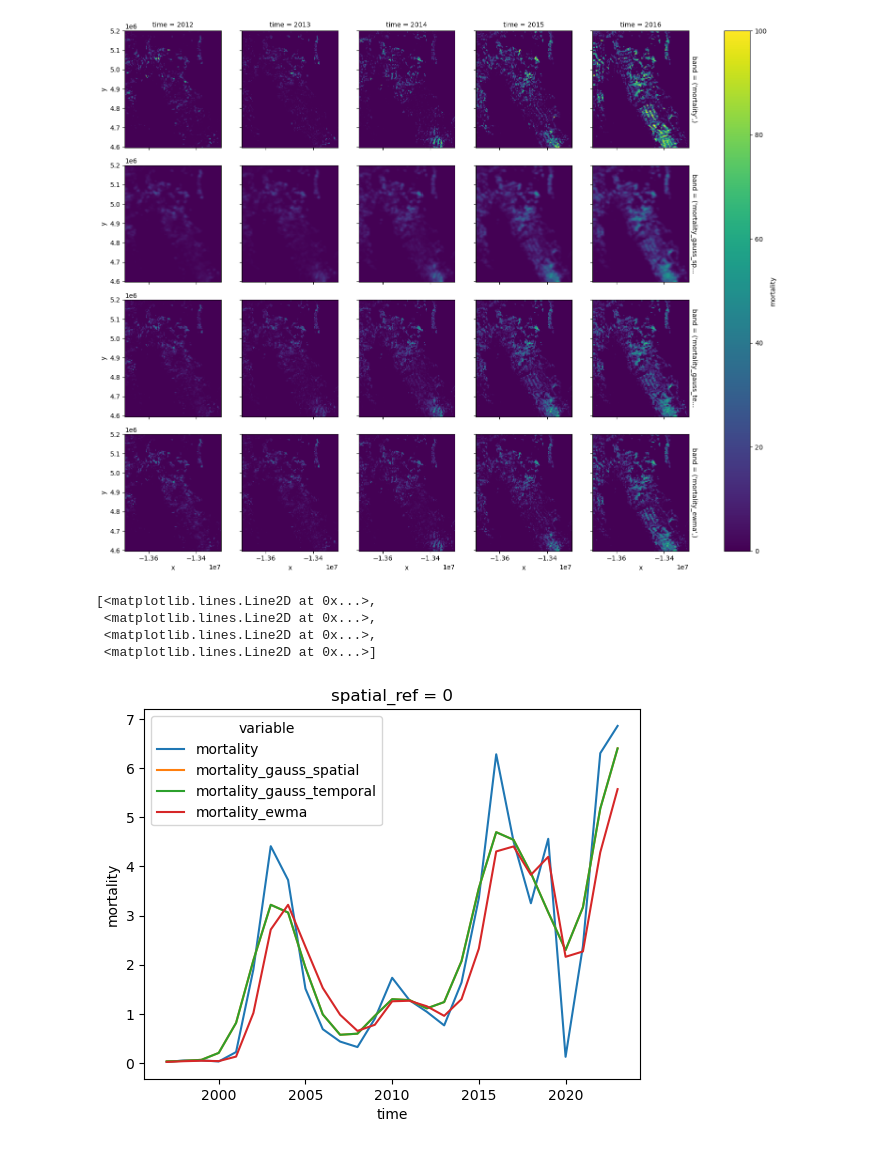
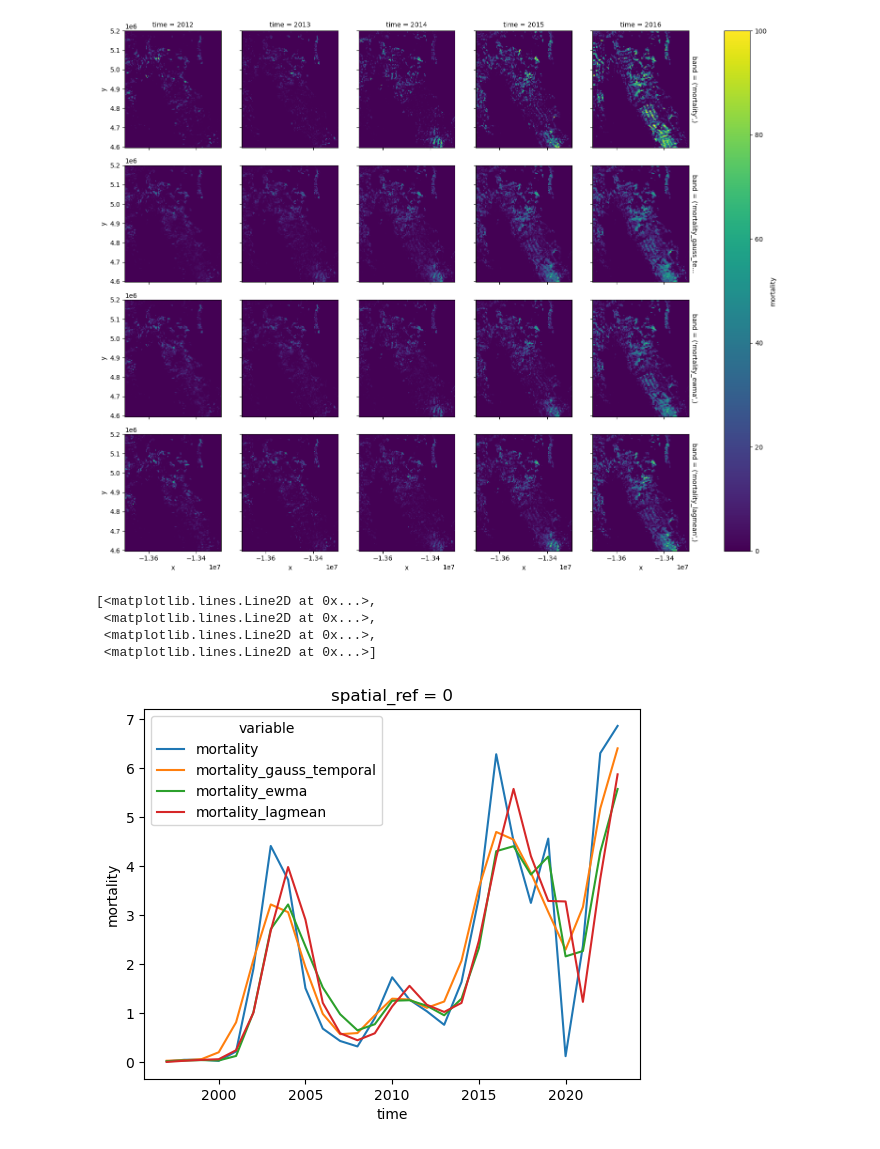
Before and after one commit to s-kganz/ForestLST, a Jupyter notebook: notebooks/smoothing.ipynb, the cells around one changed output. Drawn from its saved outputs; the diff is of its cells as text; code cells hidden in the pictures.

Commit message:
add backwards ewma to smoothing nb

```diff
--- a/notebooks/smoothing.ipynb
+++ b/notebooks/smoothing.ipynb
@@ -115,6 +118,8 @@ damage_ca["mortality_gauss_temporal"] = xr.apply_ufunc(
 # -weighted-moving-average-equivalent-to-pandas-ewm
 
 def numpy_ewma_vectorized(data, window):
+    if np.all(np.isnan(data)):
+        return data
 
     alpha = 2 /(window + 1.0)
     alpha_rev = 1-alpha
@@ -124,11 +129,12 @@ def numpy_ewma_vectorized(data, window):
 
     r = np.arange(n)
     scale_arr = scale**r
-    offset = data[0]*alpha_rev**(r+1)
+    first_non_nan = np.where(~np.isnan(data))[0][0]
+    offset = data[first_non_nan]*alpha_rev**(r+1)
     pw0 = alpha*alpha_rev**(n-1)
 
     mult = data*pw0*scale_arr
-    cumsums = mult.cumsum()
+    cumsums = np.nancumsum(mult)
     out = offset + cumsums*scale_arr[::-1]
     return out
 
@@ -140,6 +146,25 @@ damage_ca["mortality_ewma"] = xr.apply_ufunc(
     vectorize=True,
     kwargs=dict(window=3)
 )
+# %%
+def masked_1d_convolve(data, kernel, **kwargs):
+    data_ma = np.ma.array(data, mask=np.isnan(data))
+    conv = np.ma.convolve(data_ma, kernel, **kwargs)
+    conv = conv.filled(np.nan)
+    # Don't fill with new data
+    conv[np.isnan(data)] = np.nan
+    return conv
+
+exp_kernel = np.exp(np.arange(3)) / np.sum(np.exp(np.arange(3)))
+
+damage_ca["mortality_lagmean"] = xr.apply_ufunc(
+    masked_1d_convolve,
+    damage_ca.mortality,
+    input_core_dims=[["time"]],
+    output_core_dims=[["time"]],
+    vectorize=True,
+    kwargs=dict(kernel=exp_kernel, mode="same")
+)
 # %%
 fig, ax = plt.subplots(figsize=(8, 5))
 fmt = dict(linestyle='dashed')
@@ -163,13 +190,13 @@ damage_ca[["mortality", "mortality_gauss_spatial", "mortality_gauss_temporal", "
 <xarray.plot.facetgrid.FacetGrid at 0x...>
 [figure]
 # %%
-damage_ca[["mortality", "mortality_gauss_spatial", "mortality_gauss_temporal", "mortality_ewma"]]\
+damage_ca[["mortality", "mortality_gauss_temporal", "mortality_ewma", "mortality_lagmean"]]\
     .to_stacked_array(new_dim="band", sample_dims=["x", "y", "time"])\
     .mean(dim=["x", "y"])\
     .plot.line(x="time", hue="variable")
 # %% [output]
 [<matplotlib.lines.Line2D at 0x...>,
  <matplotlib.lines.Line2D at 0x...>,
  <matplotlib.lines.Line2D at 0x...>,
  <matplotlib.lines.Line2D at 0x...>]
-[figure, old version]
+[figure, new version]
```
Also changed, not shown: parts of 4 cells of this notebook.
